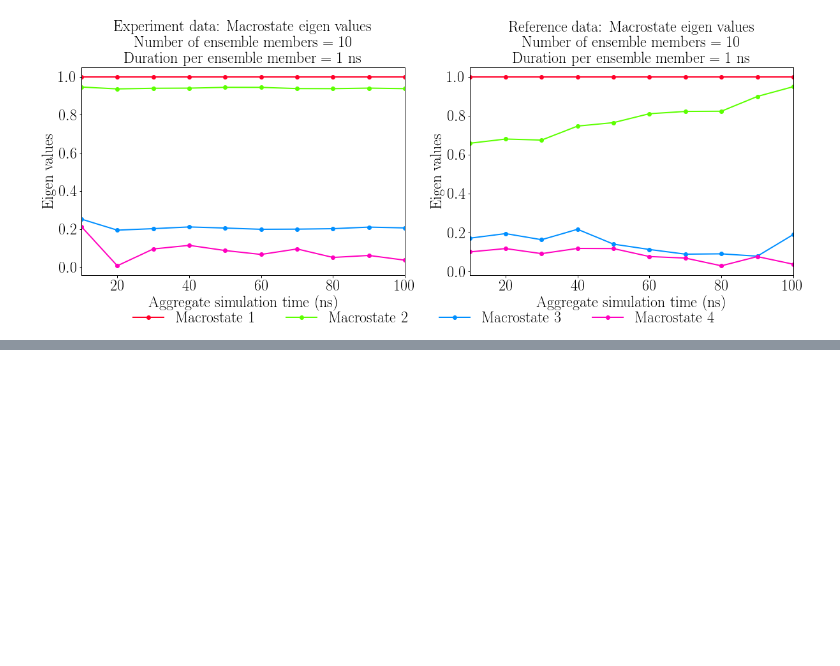
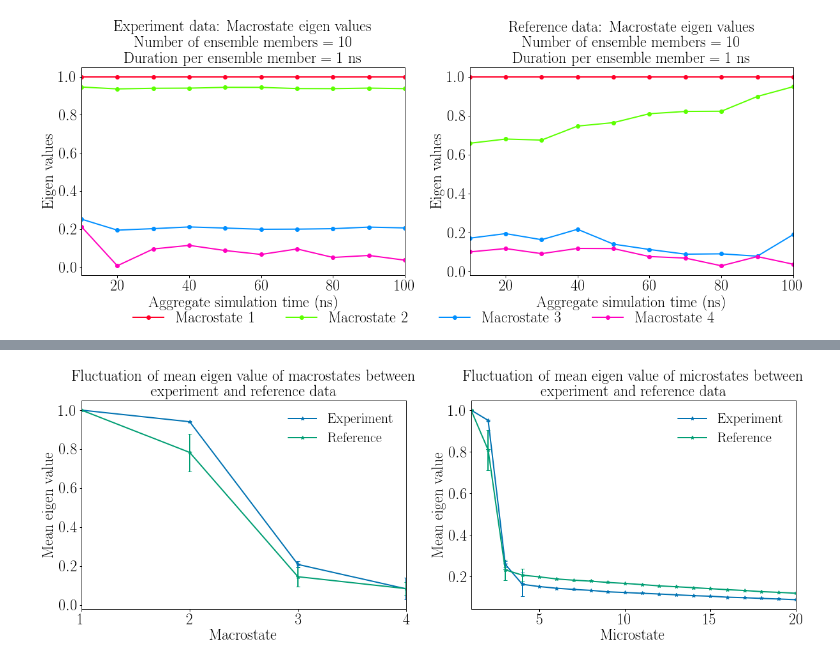
Before and after one commit to radical-experiments/adaptive-bms-experiments, a Jupyter notebook: adaptive-msm-validation/notebook/plotme.ipynb, the cells around one changed output, grey strips where cells are left out. Drawn from its saved outputs; the diff is of its cells as text; code cells hidden in the pictures; blank space fills up the shorter version.

```diff
--- a/adaptive-msm-validation/notebook/plotme.ipynb
+++ b/adaptive-msm-validation/notebook/plotme.ipynb
@@ -236,0 +269,20 @@ fig.savefig('../plots/msm_validation_microstates.png', dpi=100, bbox_inches='tig
+# %%
+fig, ax = plt.subplots(1, 2)
+fig.set_size_inches((20,6))
+
+macro_ax = macro_mean_df.plot(ax=ax[0],yerr=macro_std_df, kind='line', marker='*', fontsize=SIZE)
+macro_ax.set_title('Fluctuation of mean eigen value of macrostates between \n experiment and reference data', fontsize=SIZE)
+macro_ax.set_xlabel('Macrostate', fontsize=SIZE)
+macro_ax.set_ylabel('Mean eigen value', fontsize=SIZE)
+macro_ax.set_xticks([x for x in range(1,5)])
+
+
+micro_ax = micro_mean_df.plot(ax=ax[1],yerr=macro_std_df, kind='line', marker='*', fontsize=SIZE)
+micro_ax.set_title('Fluctuation of mean eigen value of microstates between \n experiment and reference data', fontsize=SIZE)
+micro_ax.set_xlabel('Microstate', fontsize=SIZE)
+micro_ax.set_ylabel('Mean eigen value', fontsize=SIZE)
+
+fig.savefig('../plots/mean_std_macro_micro.pdf', dpi=100, bbox_inches='tight')
+fig.savefig('../plots/mean_std_macro_micro.png', dpi=100, bbox_inches='tight')
+# %% [output]
+[figure, added]
```
Also changed, not shown: parts of 2 cells of this notebook, 5 other files.
